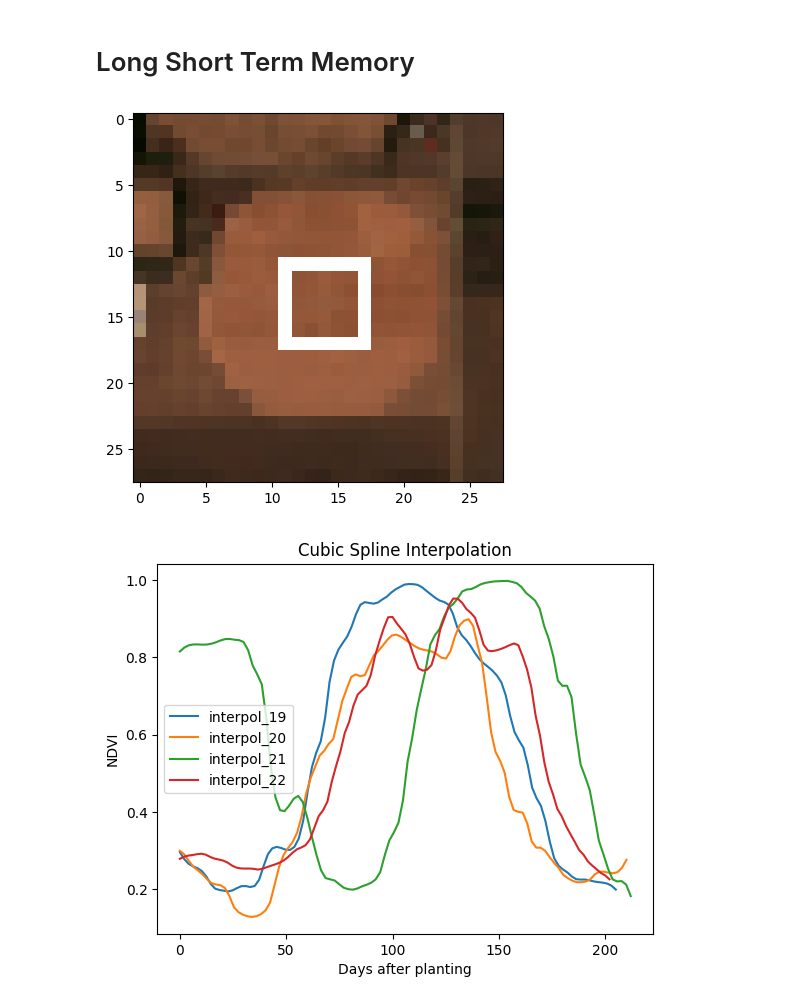
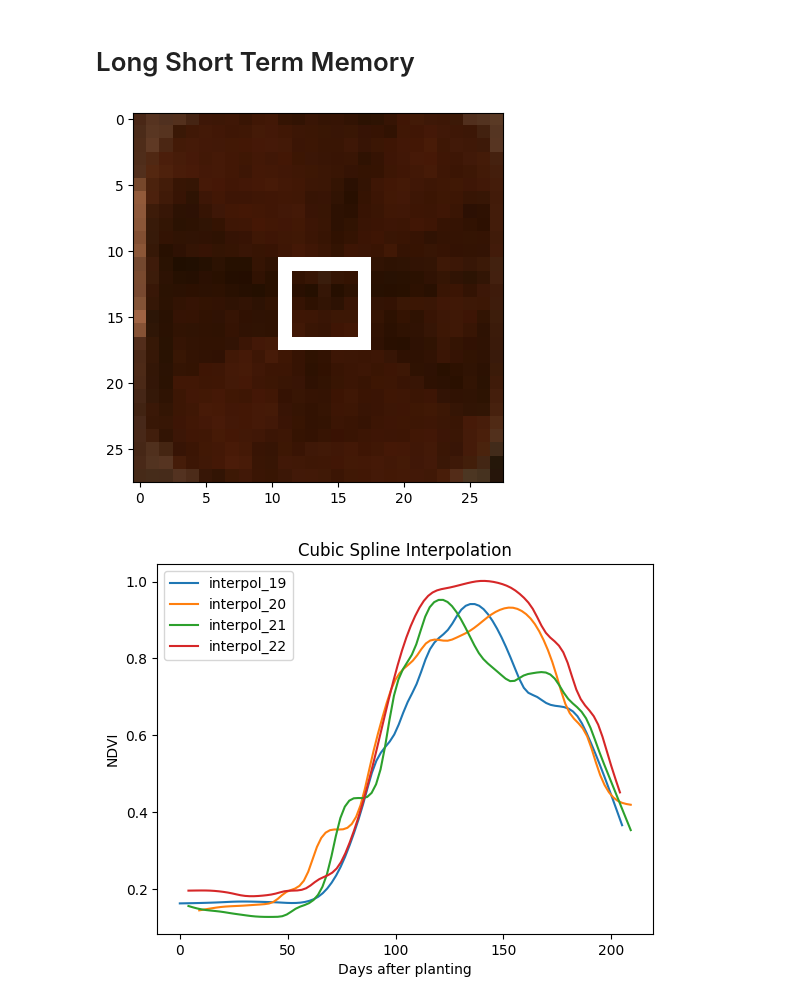
Before and after one commit to AguilarAngel9/Plant-Growth-Cycle-based-on-geospatial-data, a Jupyter notebook: Models/pipelineDraft.ipynb, the cells around one changed output. Drawn from its saved outputs; the diff is of its cells as text; code cells hidden in the pictures.

```diff
--- a/Models/pipelineDraft.ipynb
+++ b/Models/pipelineDraft.ipynb
@@ -9,28 +9,29 @@ import numpy as np
 import utils
 # %%
 # TODO: Changes these values for parameters on a database.
-BASE_DIR = '/home/aargaez/Downloads/Plant-Growth-Cycle-based-on-geospatial-data/DataExtraction/kansas'
+location = "Kansas4"
+BASE_DIR = ('D:\VSCode\Repositorios\Plant-Growth-Cycle-based-on-geospatial-data-1\DataExtraction\DataBase\\'+location)
 bands =  ['B4','B3','B2','B8']
 
 # Dictionaries of the images.
-images_kansas19 = utils.load_landsat_image(BASE_DIR + '19', bands)
-images_kansas20 = utils.load_landsat_image(BASE_DIR + '20', bands)
-images_kansas21 = utils.load_landsat_image(BASE_DIR + '21', bands)
-images_kansas22 = utils.load_landsat_image(BASE_DIR + '22', bands)
+images_kansas19 = utils.load_landsat_image(BASE_DIR + '-2019', bands)
+images_kansas20 = utils.load_landsat_image(BASE_DIR + '-2020', bands)
+images_kansas21 = utils.load_landsat_image(BASE_DIR + '-2021', bands)
+images_kansas22 = utils.load_landsat_image(BASE_DIR + '-2022', bands)
 # %%
 # Get the days after plant and the dates.
-days_19, dates_19, hours_19 = utils.images_time_info(images_kansas19.keys(), initial_date = date(2019, 4, 5))
-days_20, dates_20, hours_20 = utils.images_time_info(images_kansas20.keys(), initial_date = date(2020, 4, 4))
-days_21, dates_21, hours_21 = utils.images_time_info(images_kansas21.keys(), initial_date = date(2021, 4, 2))
-days_22, dates_22, hours_22 = utils.images_time_info(images_kansas22.keys(), initial_date = date(2022, 4, 2))
+days_19, dates_19, hours_19 = utils.images_time_info(images_kansas19.keys(), initial_date = date(2019, 4, 1))
+days_20, dates_20, hours_20 = utils.images_time_info(images_kansas20.keys(), initial_date = date(2020, 4, 1))
+days_21, dates_21, hours_21 = utils.images_time_info(images_kansas21.keys(), initial_date = date(2021, 4, 1))
+days_22, dates_22, hours_22 = utils.images_time_info(images_kansas22.keys(), initial_date = date(2022, 4, 1))
 
 # Calculate the NDVI series over the crops.
 ndvi_series_19 = utils.generate_ndvi_time_series(images_kansas19)
 ndvi_series_20 = utils.generate_ndvi_time_series(images_kansas20)
 ndvi_series_21 = utils.generate_ndvi_time_series(images_kansas21)
 ndvi_series_22 = utils.generate_ndvi_time_series(images_kansas22)
 # %% [output]
-[figure, old version]
+[figure, new version]
 # %%
 # Apply a Whittaker Smooth filter.
 ndvi_smooth_19 = whittaker_smooth(np.array(ndvi_series_19), lmbd=10)
@@ -54,4 +55,4 @@ plt.ylabel('NDVI')
 plt.legend()
 plt.show()
 # %% [output]
-[figure, old version]
+[figure, new version]
```
Also changed, not shown: parts of 1 cell of this notebook.
